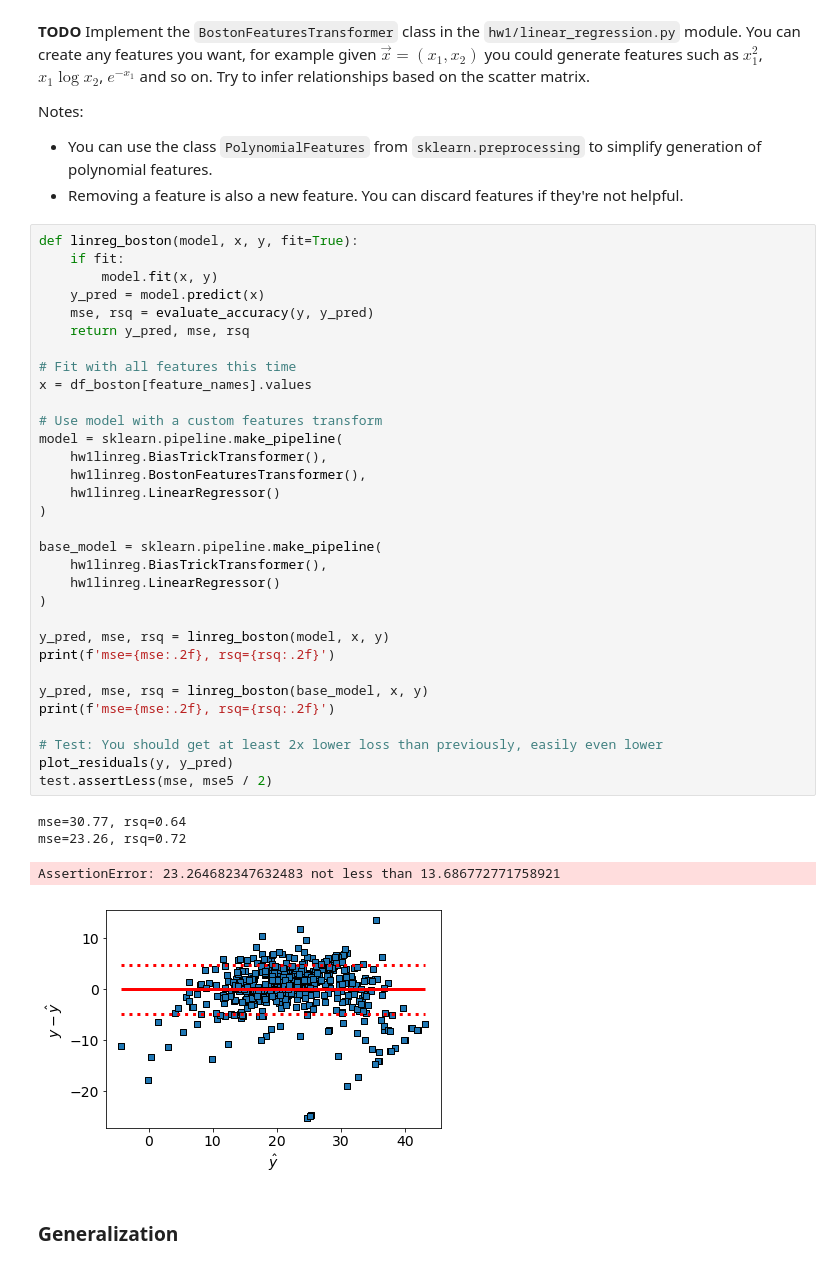
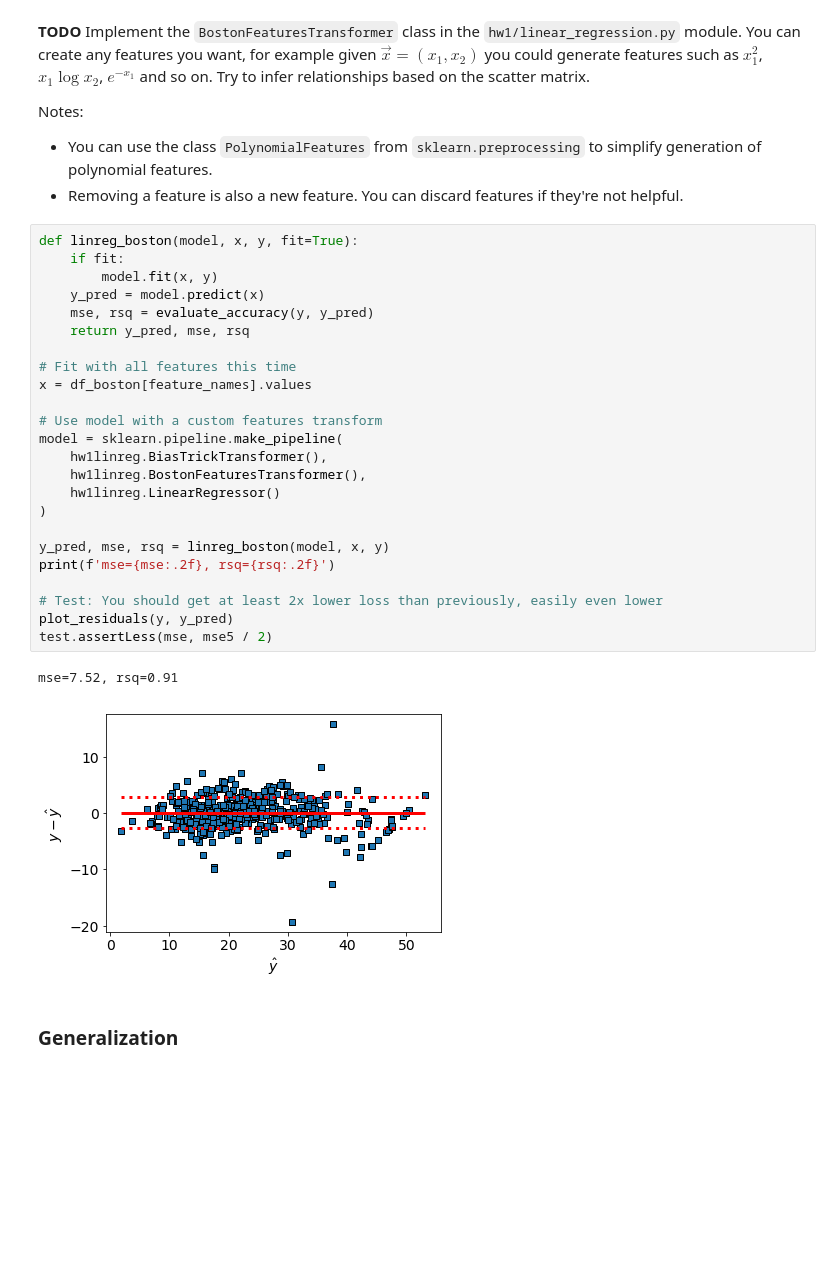
Before and after one commit to alondj/cs236605-hw1, a Jupyter notebook: Part4_LinearRegression.ipynb, the cells around one changed output. Cells and saved outputs as stored; diff of their text form; blank space fills up the shorter version.

```diff
--- a/Part4_LinearRegression.ipynb
+++ b/Part4_LinearRegression.ipynb
@@ -310,40 +310,30 @@ Notes:
 # %%
 def linreg_boston(model, x, y, fit=True):
     if fit:
         model.fit(x, y)
     y_pred = model.predict(x)
     mse, rsq = evaluate_accuracy(y, y_pred)
     return y_pred, mse, rsq
 
 # Fit with all features this time
 x = df_boston[feature_names].values
 
 # Use model with a custom features transform
 model = sklearn.pipeline.make_pipeline(
     hw1linreg.BiasTrickTransformer(),
     hw1linreg.BostonFeaturesTransformer(),
     hw1linreg.LinearRegressor()
 )
 
-base_model = sklearn.pipeline.make_pipeline(
-    hw1linreg.BiasTrickTransformer(),
-    hw1linreg.LinearRegressor()
-)
-
 y_pred, mse, rsq = linreg_boston(model, x, y)
-print(f'mse={mse:.2f}, rsq={rsq:.2f}')
-
-y_pred, mse, rsq = linreg_boston(base_model, x, y)
 print(f'mse={mse:.2f}, rsq={rsq:.2f}')
 
 # Test: You should get at least 2x lower loss than previously, easily even lower
 plot_residuals(y, y_pred)
 test.assertLess(mse, mse5 / 2)
 # %% [output]
-mse=30.77, rsq=0.64
-mse=23.26, rsq=0.72
+mse=7.52, rsq=0.91
-AssertionError: 23.264682347632483 not less than 13.686772771758921
-[figure, old version]
+[figure, new version]
 # %% [markdown]
 ### Generalization
 <a id=part4_4></a>
```
Also changed, not shown: parts of 3 cells of this notebook, 3 other files.
